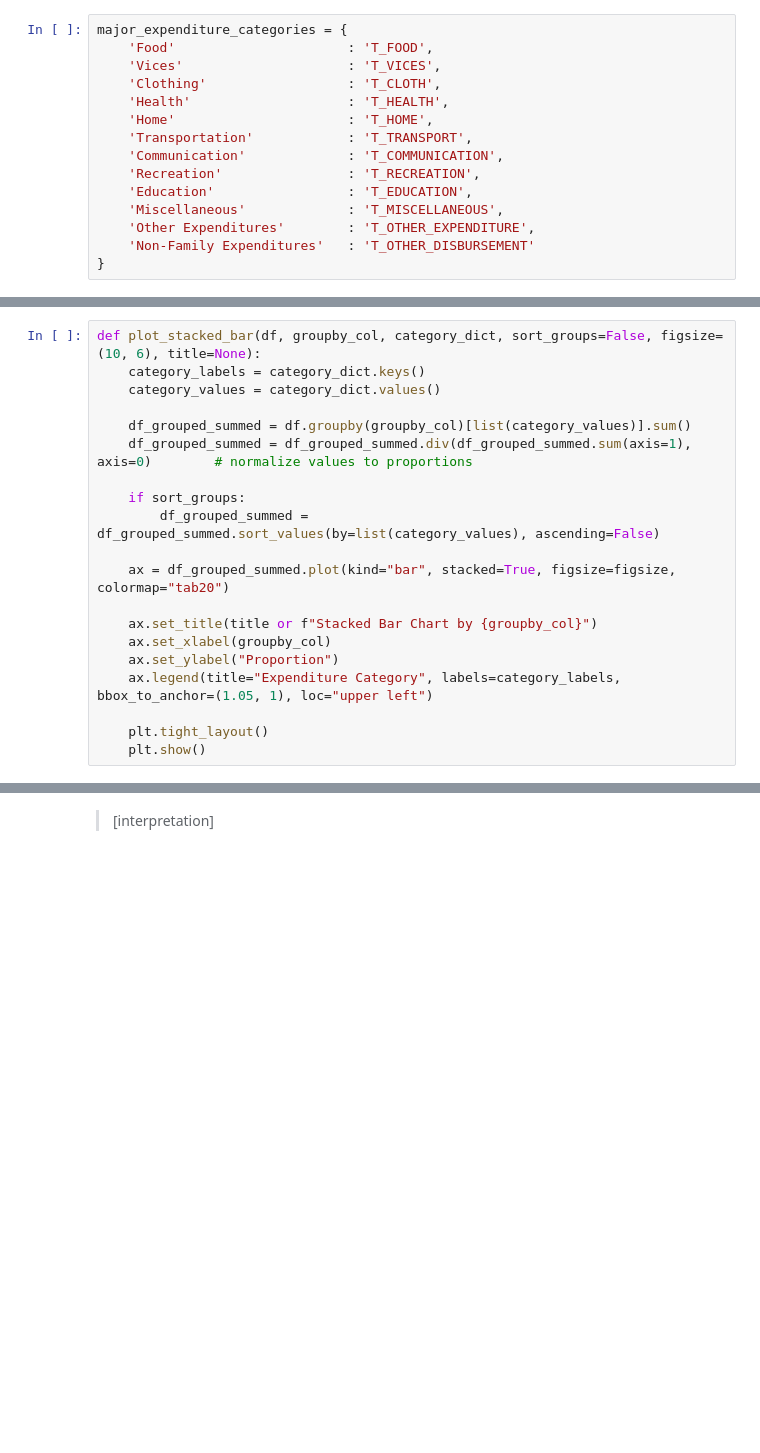
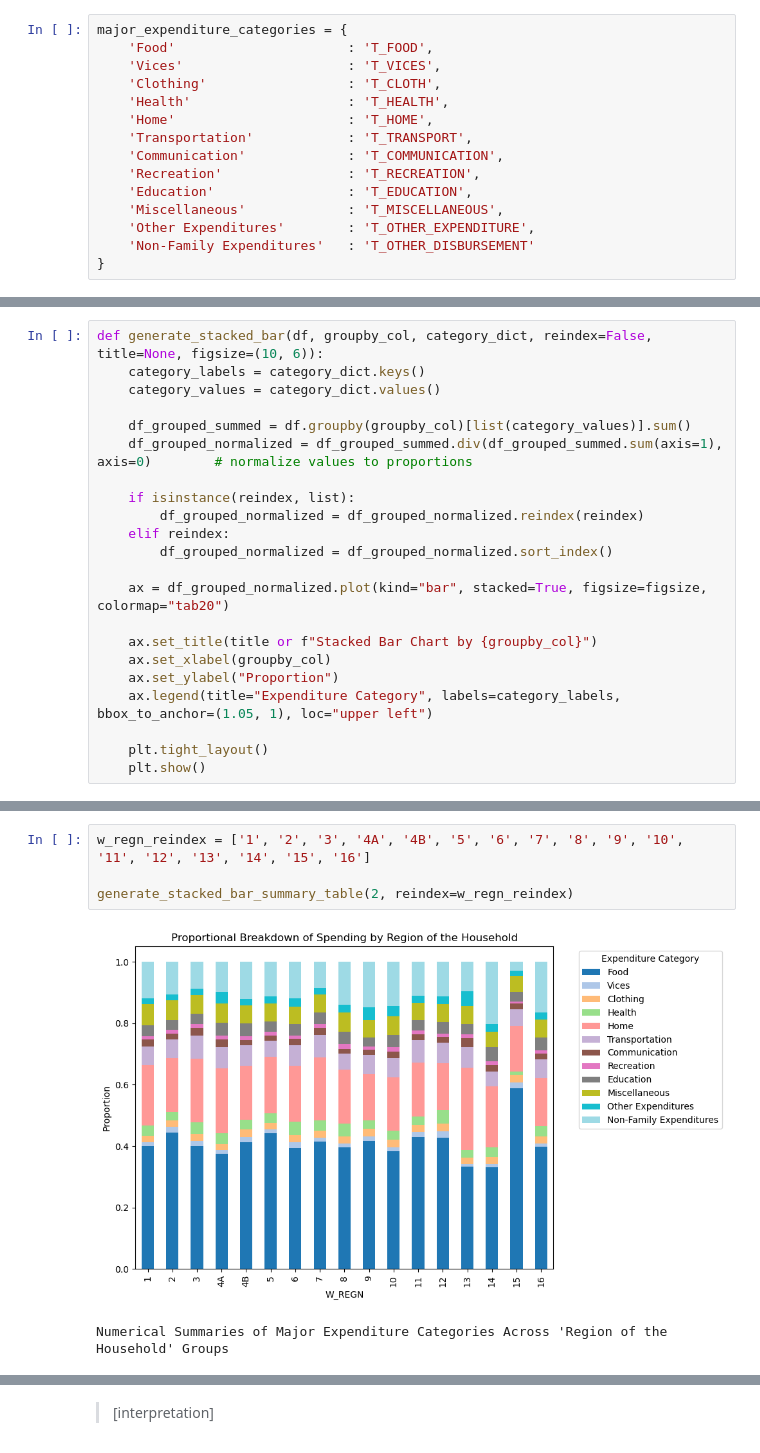
Before and after one commit to qu1r0ra/psa-dataset-analysis, a Jupyter notebook: fie-analysis.ipynb, the cells around one changed output, grey strips where cells are left out. Saved outputs shown, nothing was run; the diff lists cells and outputs as text; blank space fills up the shorter version.

```diff
--- a/fie-analysis.ipynb
+++ b/fie-analysis.ipynb
@@ -443,15 +449,17 @@ We also want to define a generalized function that allows us to generate a **sta
 # %%
-def plot_stacked_bar(df, groupby_col, category_dict, sort_groups=False, figsize=(10, 6), title=None):
+def generate_stacked_bar(df, groupby_col, category_dict, reindex=False, title=None, figsize=(10, 6)):
     category_labels = category_dict.keys()
     category_values = category_dict.values()
 
     df_grouped_summed = df.groupby(groupby_col)[list(category_values)].sum()
-    df_grouped_summed = df_grouped_summed.div(df_grouped_summed.sum(axis=1), axis=0)        # normalize values to proportions
+    df_grouped_normalized = df_grouped_summed.div(df_grouped_summed.sum(axis=1), axis=0)        # normalize values to proportions
 
-    if sort_groups:
-        df_grouped_summed = df_grouped_summed.sort_values(by=list(category_values), ascending=False)
+    if isinstance(reindex, list):
+        df_grouped_normalized = df_grouped_normalized.reindex(reindex)
+    elif reindex:
+        df_grouped_normalized = df_grouped_normalized.sort_index()
 
-    ax = df_grouped_summed.plot(kind="bar", stacked=True, figsize=figsize, colormap="tab20")
+    ax = df_grouped_normalized.plot(kind="bar", stacked=True, figsize=figsize, colormap="tab20")
 
     ax.set_title(title or f"Stacked Bar Chart by {groupby_col}")
     ax.set_xlabel(groupby_col)
@@ -566,0 +581,7 @@ Numerical Summaries of Major Expenditure Categories Across 'Age Group of the Hou
+# %%
+w_regn_reindex = ['1', '2', '3', '4A', '4B', '5', '6', '7', '8', '9', '10', '11', '12', '13', '14', '15', '16']
+
+generate_stacked_bar_summary_table(2, reindex=w_regn_reindex)
+# %% [output]
+[figure, added]
+Numerical Summaries of Major Expenditure Categories Across 'Region of the Household' Groups
```
Also changed, not shown: parts of 21 cells of this notebook.
